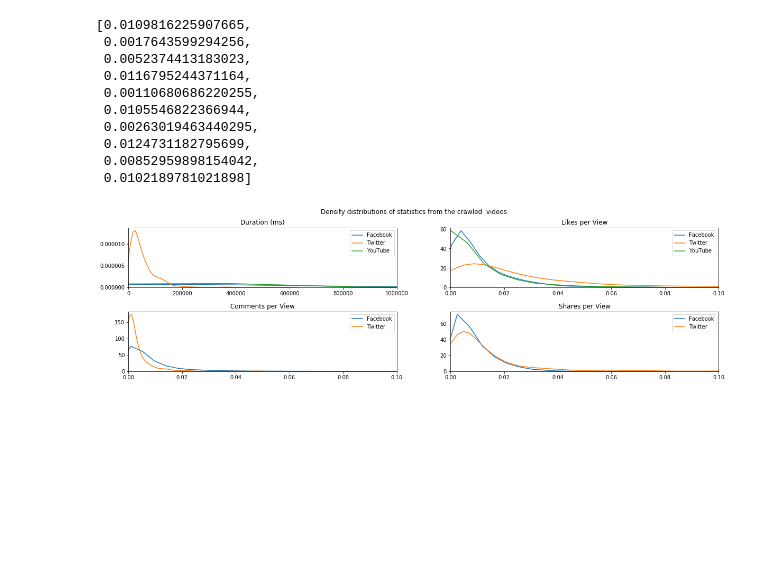
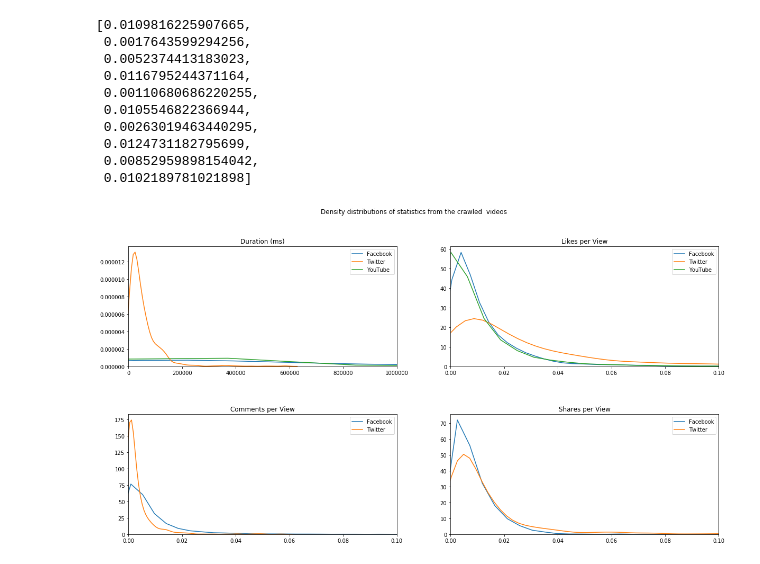
Before and after one commit to ClaasM/GDELTSocialVideo, a Jupyter notebook: notebooks/Video Quantitative Exploration.ipynb, the cells around one changed output. Saved outputs shown, nothing was run; the diff lists cells and outputs as text; code cells hidden in the pictures; blank space fills up the shorter version.

```diff
--- a/notebooks/VideoExploration.ipynb
+++ b/notebooks/Video Quantitative Exploration.ipynb
@@ -112,33 +109,33 @@ likes_per_view_fb[:10]
  0.00852959898154042,
  0.0102189781021898]
 # %%
-f, axarr = plt.subplots(2, 2, figsize=(20, 5))
+f, axarr = plt.subplots(2, 2, figsize=(20, 10))
 
 sns.kdeplot(data=duration_fb, ax=axarr[0][0], label="Facebook")
 sns.kdeplot(data=duration_twitter, ax=axarr[0][0], label="Twitter")
 sns.kdeplot(data=duration_yt, ax=axarr[0][0], label="YouTube")
 axarr[0][0].set_title("Duration (ms)")
 axarr[0][0].set_xlim(0,1e6)
 
 sns.kdeplot(data=likes_per_view_fb, ax=axarr[0][1], label="Facebook")
 sns.kdeplot(data=likes_per_view_twitter, ax=axarr[0][1], label="Twitter")
 sns.kdeplot(data=likes_per_view_yt, ax=axarr[0][1], label="YouTube")
 axarr[0][1].set_title("Likes per View")
 axarr[0][1].set_xlim(0,0.1)
 
 sns.kdeplot(data=comments_per_view_fb, ax=axarr[1][0], label="Facebook")
 sns.kdeplot(data=comments_per_view_twitter, ax=axarr[1][0], label="Twitter")
 axarr[1][0].set_title("Comments per View")
 axarr[1][0].set_xlim(0,0.1)
 
 sns.kdeplot(data=shares_per_view_fb, ax=axarr[1][1], label="Facebook")
 sns.kdeplot(data=shares_per_view_twitter, ax=axarr[1][1], label="Twitter")
 axarr[1][1].set_title("Shares per View")
 axarr[1][1].set_xlim(0,0.1)
 
 plt.suptitle('Density distributions of statistics from the crawled  videos');
 plt.subplots_adjust(hspace=0.4)
-plt.savefig(os.environ['FIGURES_PATH'] + "video_stats_densities.pdf", format="pdf")
+plt.savefig(os.environ['FIGURES_PATH'] + "video_stats_densities.pdf", format="pdf", bbox_inches='tight')
 plt.show()
 # %% [output]
-[figure, old version]
+[figure, new version]
```
Also changed, not shown: parts of 2 cells of this notebook, 10 other files.
